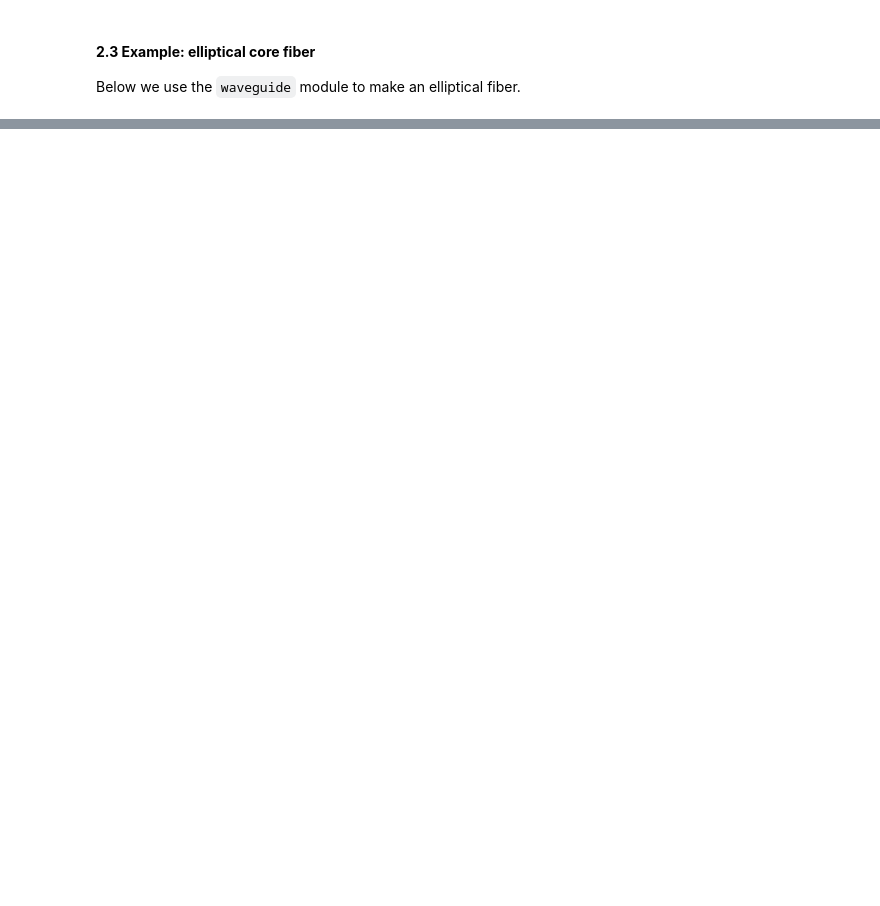
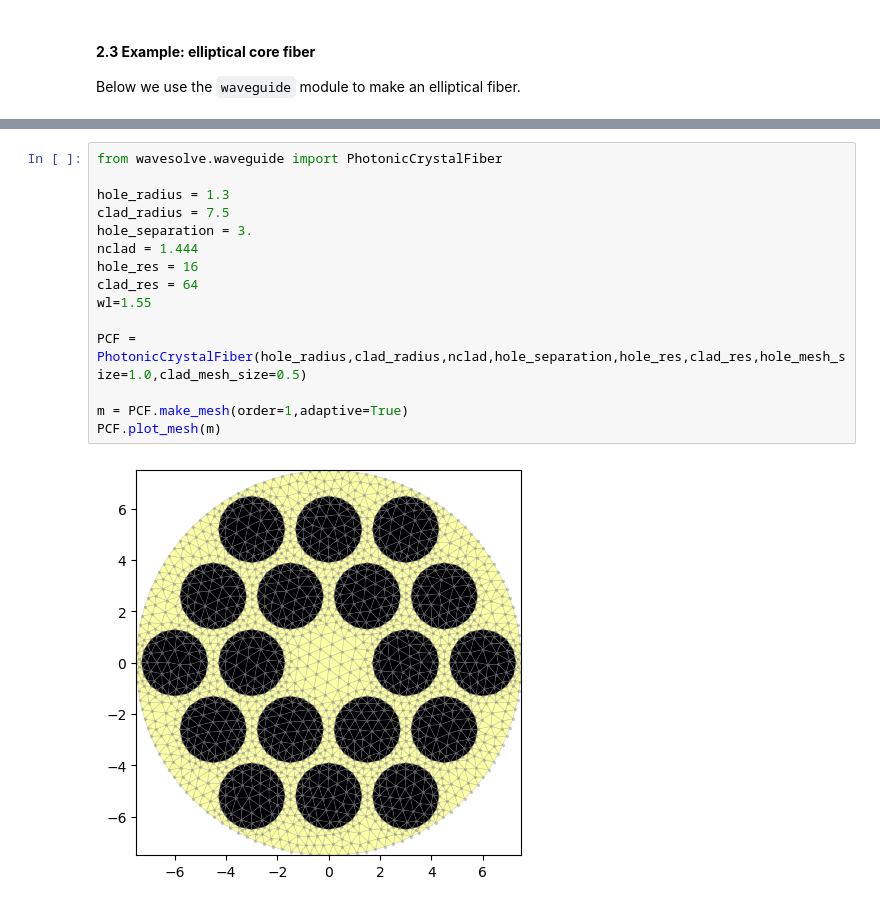
Before and after one commit to SAIL-Labs/wavesolve, a Jupyter notebook: getting-started.ipynb, the cells around one changed output, grey strips where cells are left out. Drawn from its saved outputs; the diff is of its cells as text; blank space fills up the shorter version.

```diff
--- a/getting-started.ipynb
+++ b/getting-started.ipynb
@@ -357,0 +408,17 @@ plt.show()
+# %%
+from wavesolve.waveguide import PhotonicCrystalFiber
+
+hole_radius = 1.3
+clad_radius = 7.5
+hole_separation = 3.
+nclad = 1.444
+hole_res = 16
+clad_res = 64
+wl=1.55
+
+PCF = PhotonicCrystalFiber(hole_radius,clad_radius,nclad,hole_separation,hole_res,clad_res,hole_mesh_size=1.0,clad_mesh_size=0.5)
+
+m = PCF.make_mesh(order=1,adaptive=True)
+PCF.plot_mesh(m)
+# %% [output]
+[figure, added]
```
Also changed, not shown: parts of 21 cells of this notebook.
